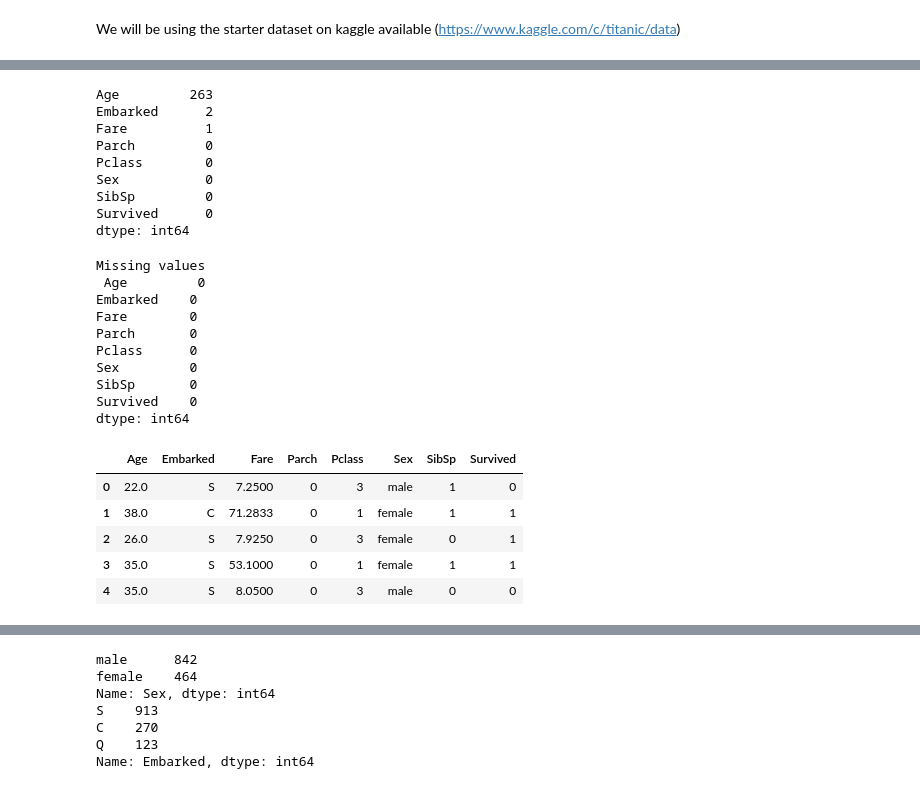
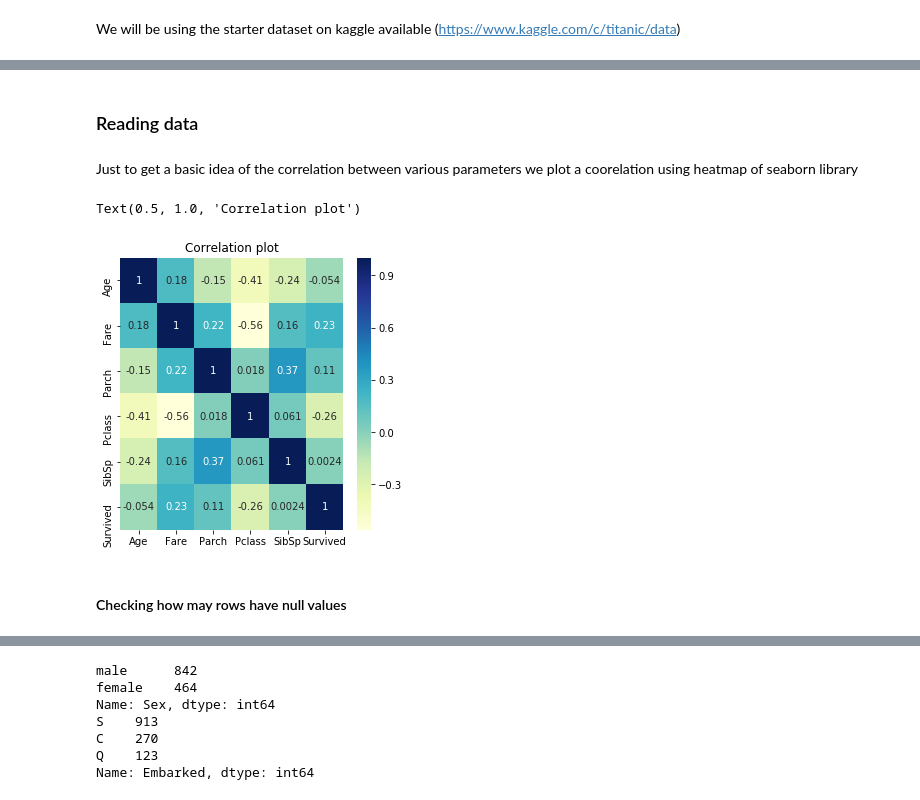
Before and after one commit to Michelangelo367/data-science-portfolio, a Jupyter notebook: titanic-disaster/Titanic Disaster.ipynb, the cells around one changed output, grey strips where cells are left out. Saved outputs shown, nothing was run; the diff lists cells and outputs as text; code cells hidden in the pictures.

```diff
--- a/titanic-disaster/Titanic Disaster.ipynb
+++ b/titanic-disaster/Titanic Disaster.ipynb
@@ -13,55 +21,11 @@ from sklearn import preprocessing
+# %% [markdown]
+### Reading data
 # %%
 ### Importing data
 train = pd.read_csv('../data/titanic/train.csv')
 test = pd.read_csv('../data/titanic/test.csv')
 ty = pd.read_csv('../data/titanic/gender_submission.csv')
+## Merging the surivived col to test df
 test = pd.merge(test, ty, on='PassengerId')
-
+## Merging train and test df
 df = pd.concat([train, test], sort=True)
-
-df = df[['Age', 'Embarked', 'Fare', 'Parch', 'Pclass', 'Sex', 'SibSp', 'Survived']]
-
-df.isnull().sum()
-# %% [output]
-Age         263
-Embarked      2
-Fare          1
-Parch         0
-Pclass        0
-Sex           0
-SibSp         0
-Survived      0
-dtype: int64
-# %%
-# the next step would be finding any missing data
-
-# We can see that around 177 rows have missing age value, the number of rows are significant we
-# cannot remove them so we find the mean and assign it to the age - This is a bad idea and will be rectified
-# in the further stages
-df['Age'].fillna(df['Age'].mean(), inplace=True)
-# a better approach for filling na would be to create another model which can predict the age based on
-# other parameters
-
-# Removing the embarked which have value NA
-df.dropna(inplace=True)
-
-print('Missing values \n',df.isnull().sum())
-
-df.head()
-# %% [output]
-Missing values
- Age         0
-Embarked    0
-Fare        0
-Parch       0
-Pclass      0
-Sex         0
-SibSp       0
-Survived    0
-dtype: int64
-|  | Age | Embarked | Fare | Parch | Pclass | Sex | SibSp | Survived |
-| 0 | 22.0 | S | 7.2500 | 0 | 3 | male | 1 | 0 |
-| 1 | 38.0 | C | 71.2833 | 0 | 1 | female | 1 | 1 |
-| 2 | 26.0 | S | 7.9250 | 0 | 3 | female | 0 | 1 |
-| 3 | 35.0 | S | 53.1000 | 0 | 1 | female | 1 | 1 |
-| 4 | 35.0 | S | 8.0500 | 0 | 3 | male | 0 | 0 |
@@ -67,0 +35,14 @@ dtype: int64
+# %% [markdown]
+Just to get a basic idea of the correlation between various parameters we plot a coorelation using heatmap of seaborn library
+# %%
+corr=df.corr()
+plt.figure(figsize=(5,5))
+
+sns.heatmap(corr, cmap='YlGnBu', annot=True)
+
+plt.title('Correlation plot')
+# %% [output]
+Text(0.5, 1.0, 'Correlation plot')
+[figure, added]
+# %% [markdown]
+#### Checking how may rows have null values
```
Also changed, not shown: parts of 27 cells of this notebook.
